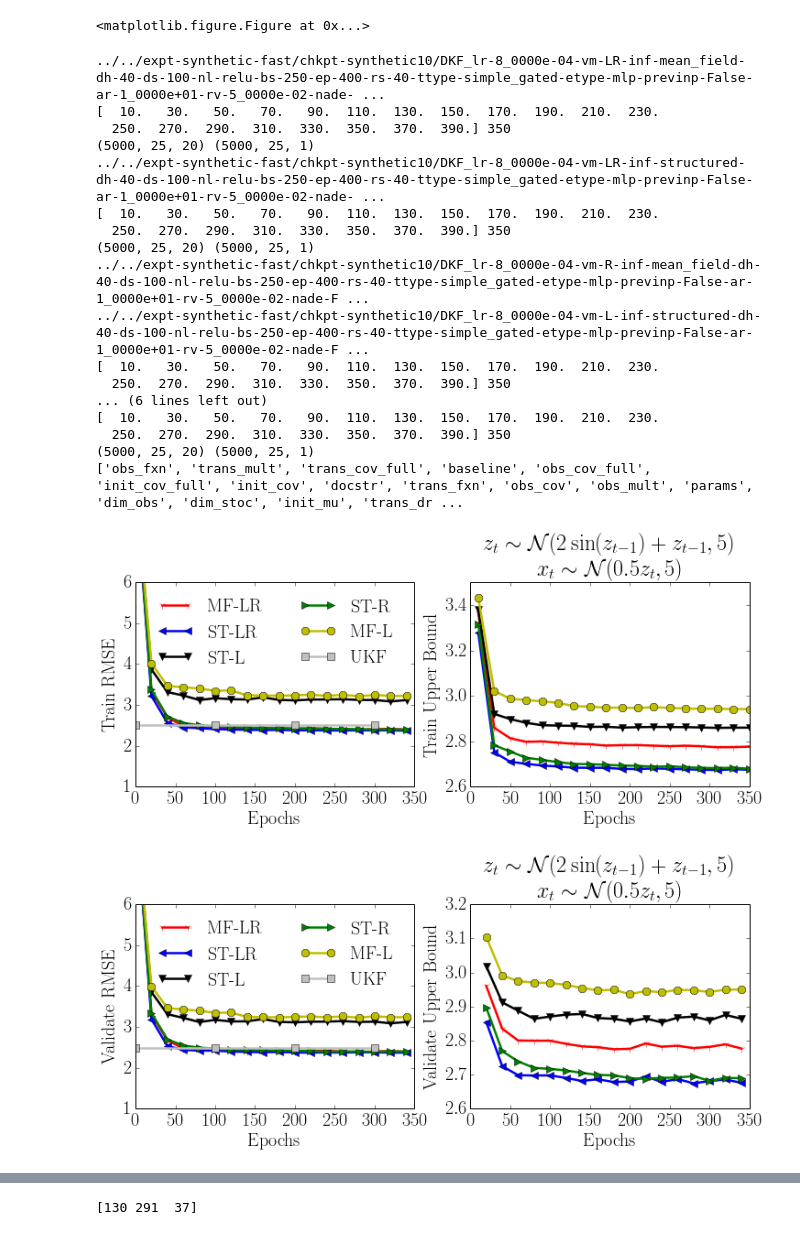
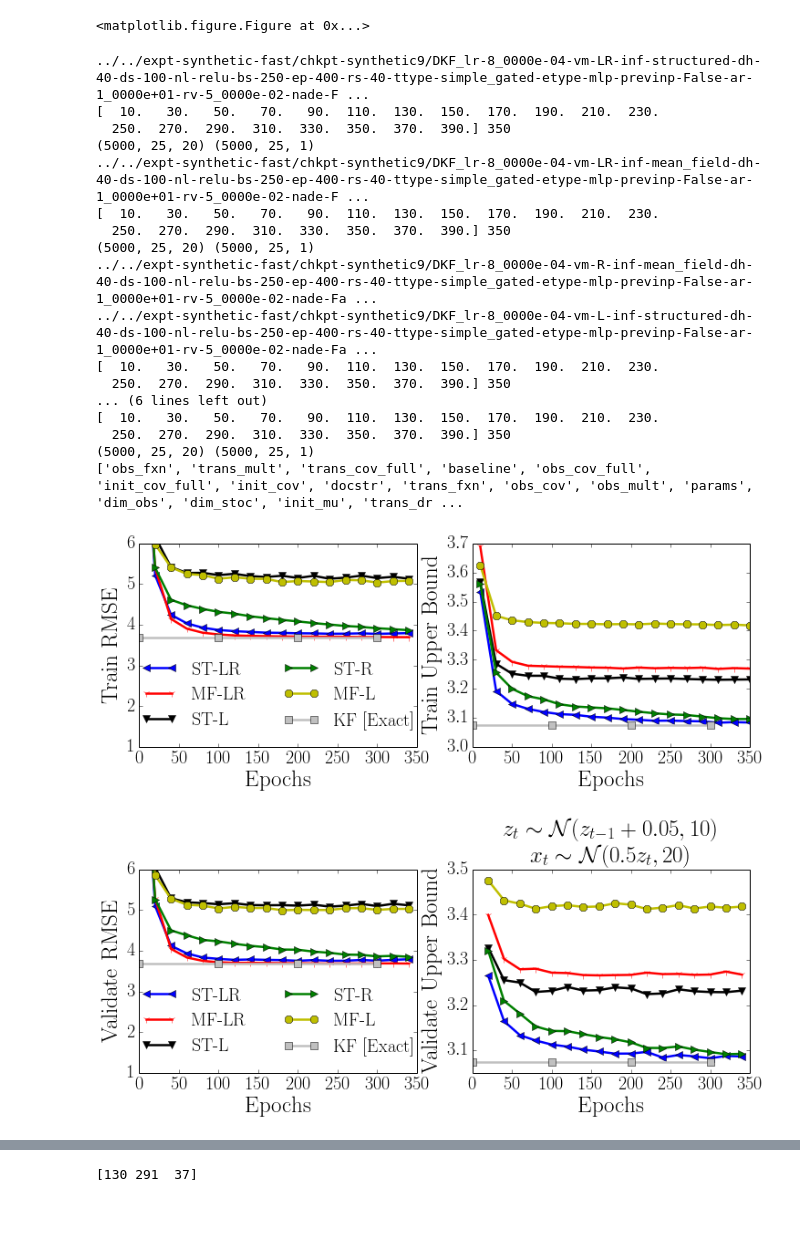
Before and after one commit to clinicalml/structuredinference, a Jupyter notebook: ipynb/synthetic/VisualizeSynthetic-fast.ipynb, the cells around one changed output, grey strips where cells are left out. Drawn from its saved outputs; the diff is of its cells as text; code cells hidden in the pictures.

```diff
--- a/ipynb/synthetic/VisualizeSynthetic-fast.ipynb
+++ b/ipynb/synthetic/VisualizeSynthetic-fast.ipynb
@@ -21,8 +21,8 @@ from utils.misc import getPYDIR,getConfigFile,readPickle
 
 #visualize synthetic results
 
-#dataset = 'synthetic9';maxEPOCH = 350
-dataset = 'synthetic10';maxEPOCH = 350
+dataset = 'synthetic9';maxEPOCH = 350
+#dataset = 'synthetic10';maxEPOCH = 350
 #dataset = 'synthetic11';maxEPOCH = 350
 
 SAVEDIR = '../../expt-synthetic-fast/chkpt-'+dataset
@@ -223,61 +224,61 @@ plotHorizontal(axlist_valid.ravel()[0], bline_valid_rmse, baseline_label,
 
 print params_synthetic[dataset].keys()
 ax = axlist_train.ravel()[0]
-ax.set_xlabel('Epochs')
-ax.set_ylabel('Train RMSE')
+ax.set_xlabel('Epochs',size=25)
+ax.set_ylabel('Train RMSE',size=25)
 ax.set_ylim([1,6])
 #ax.set_title(params_synthetic[dataset]['docstr'])
 ax = axlist_train.ravel()[1]
 if dataset!='synthetic9':
-    ax.set_title(params_synthetic[dataset]['docstr'])
-ax.set_xlabel('Epochs')
-ax.set_ylabel('Train Upper Bound')
+    ax.set_title(params_synthetic[dataset]['docstr'],size=25)
+ax.set_xlabel('Epochs',size=25)
+ax.set_ylabel('Train Upper Bound',size=25)
 ax = axlist_valid.ravel()[0]
-ax.set_xlabel('Epochs')
-ax.set_ylabel('Validate RMSE')
+ax.set_xlabel('Epochs',size=25)
+ax.set_ylabel('Validate RMSE',size=25)
 ax.set_ylim([1,6])
 #ax.set_title(params_synthetic[dataset]['docstr'])
 ax = axlist_valid.ravel()[1]
-ax.set_xlabel('Epochs')
-ax.set_ylabel('Validate Upper Bound')
-ax.set_title(params_synthetic[dataset]['docstr'])
+ax.set_xlabel('Epochs',size=25)
+ax.set_ylabel('Validate Upper Bound',size=25)
+ax.set_title(params_synthetic[dataset]['docstr'],size=25)
 
 if dataset=='synthetic9':
     axlist_train[0].legend(loc='upper center', bbox_to_anchor=(0.5, 0.5),ncol=2, frameon=False)
 elif dataset=='synthetic10':
     axlist_train[0].legend(loc='upper center', bbox_to_anchor=(0.5, 1.),ncol=2, frameon=False)
 else:
     axlist_train[0].legend(loc='upper center', bbox_to_anchor=(0.5, 1.4),ncol=3, frameon=False)
 plt.figure(fig_train.number)
 plt.savefig(dataset+'-train-bound.pdf',bbox_inches='tight')
 if dataset=='synthetic9':
     axlist_valid[0].legend(loc='upper center', bbox_to_anchor=(0.5, 0.5),ncol=2, frameon=False)
 elif dataset=='synthetic10':
     axlist_valid[0].legend(loc='upper center', bbox_to_anchor=(0.5, 1.),ncol=2, frameon=False)
 else:
     axlist_valid[0].legend(loc='upper center', bbox_to_anchor=(0.5, 1.4),ncol=3, frameon=False)
 plt.figure(fig_valid.number)
 plt.savefig(dataset+'-valid-bound.pdf',bbox_inches='tight')
 # %% [output]
-../../expt-synthetic-fast/chkpt-synthetic10/DKF_lr-8_0000e-04-vm-LR-inf-mean_field-dh-40-ds-100-nl-relu-bs-250-ep-400-rs-40-ttype-simple_gated-etype-mlp-previnp-False-ar-1_0000e+01-rv-5_0000e-02-nade- ...
+../../expt-synthetic-fast/chkpt-synthetic9/DKF_lr-8_0000e-04-vm-LR-inf-structured-dh-40-ds-100-nl-relu-bs-250-ep-400-rs-40-ttype-simple_gated-etype-mlp-previnp-False-ar-1_0000e+01-rv-5_0000e-02-nade-F ...
 [  10.   30.   50.   70.   90.  110.  130.  150.  170.  190.  210.  230.
   250.  270.  290.  310.  330.  350.  370.  390.] 350
 (5000, 25, 20) (5000, 25, 1)
-../../expt-synthetic-fast/chkpt-synthetic10/DKF_lr-8_0000e-04-vm-LR-inf-structured-dh-40-ds-100-nl-relu-bs-250-ep-400-rs-40-ttype-simple_gated-etype-mlp-previnp-False-ar-1_0000e+01-rv-5_0000e-02-nade- ...
+../../expt-synthetic-fast/chkpt-synthetic9/DKF_lr-8_0000e-04-vm-LR-inf-mean_field-dh-40-ds-100-nl-relu-bs-250-ep-400-rs-40-ttype-simple_gated-etype-mlp-previnp-False-ar-1_0000e+01-rv-5_0000e-02-nade-F ...
 [  10.   30.   50.   70.   90.  110.  130.  150.  170.  190.  210.  230.
   250.  270.  290.  310.  330.  350.  370.  390.] 350
 (5000, 25, 20) (5000, 25, 1)
-../../expt-synthetic-fast/chkpt-synthetic10/DKF_lr-8_0000e-04-vm-R-inf-mean_field-dh-40-ds-100-nl-relu-bs-250-ep-400-rs-40-ttype-simple_gated-etype-mlp-previnp-False-ar-1_0000e+01-rv-5_0000e-02-nade-F ...
-../../expt-synthetic-fast/chkpt-synthetic10/DKF_lr-8_0000e-04-vm-L-inf-structured-dh-40-ds-100-nl-relu-bs-250-ep-400-rs-40-ttype-simple_gated-etype-mlp-previnp-False-ar-1_0000e+01-rv-5_0000e-02-nade-F ...
+../../expt-synthetic-fast/chkpt-synthetic9/DKF_lr-8_0000e-04-vm-R-inf-mean_field-dh-40-ds-100-nl-relu-bs-250-ep-400-rs-40-ttype-simple_gated-etype-mlp-previnp-False-ar-1_0000e+01-rv-5_0000e-02-nade-Fa ...
+../../expt-synthetic-fast/chkpt-synthetic9/DKF_lr-8_0000e-04-vm-L-inf-structured-dh-40-ds-100-nl-relu-bs-250-ep-400-rs-40-ttype-simple_gated-etype-mlp-previnp-False-ar-1_0000e+01-rv-5_0000e-02-nade-Fa ...
 [  10.   30.   50.   70.   90.  110.  130.  150.  170.  190.  210.  230.
   250.  270.  290.  310.  330.  350.  370.  390.] 350
 ... (6 lines left out)
 [  10.   30.   50.   70.   90.  110.  130.  150.  170.  190.  210.  230.
   250.  270.  290.  310.  330.  350.  370.  390.] 350
 (5000, 25, 20) (5000, 25, 1)
 ['obs_fxn', 'trans_mult', 'trans_cov_full', 'baseline', 'obs_cov_full', 'init_cov_full', 'init_cov', 'docstr', 'trans_fxn', 'obs_cov', 'obs_mult', 'params', 'dim_obs', 'dim_stoc', 'init_mu', 'trans_dr ...
-[figure, old version]
+[figure, new version]
-[figure, old version]
+[figure, new version]
 # %%
 #Reconstructions
 MARKER  = -1
```
Also changed, not shown: parts of 2 cells of this notebook.
